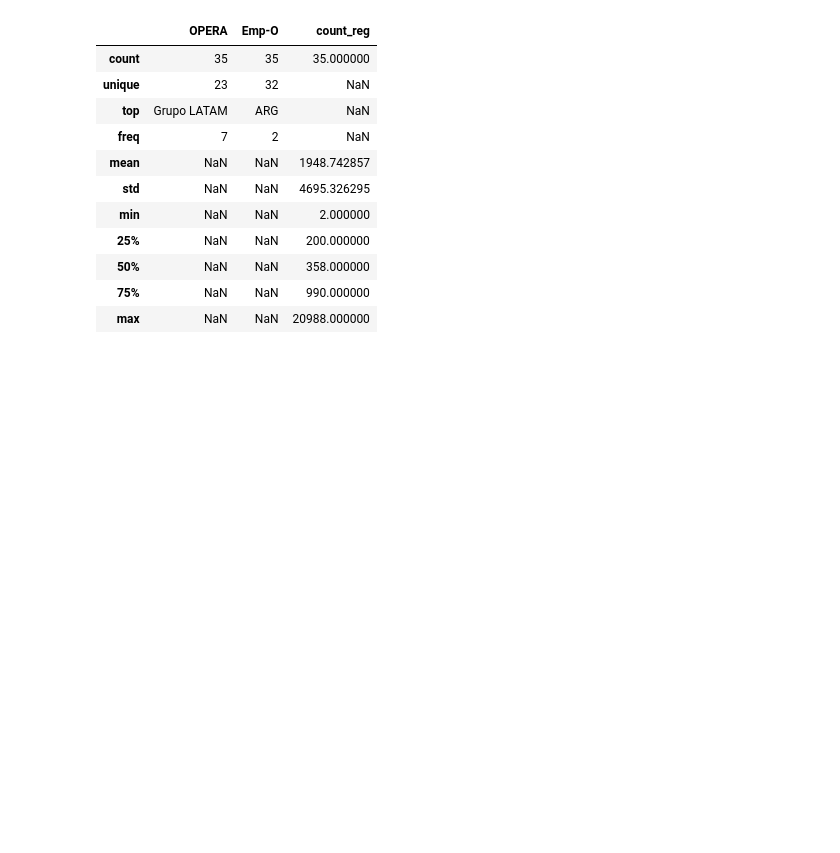
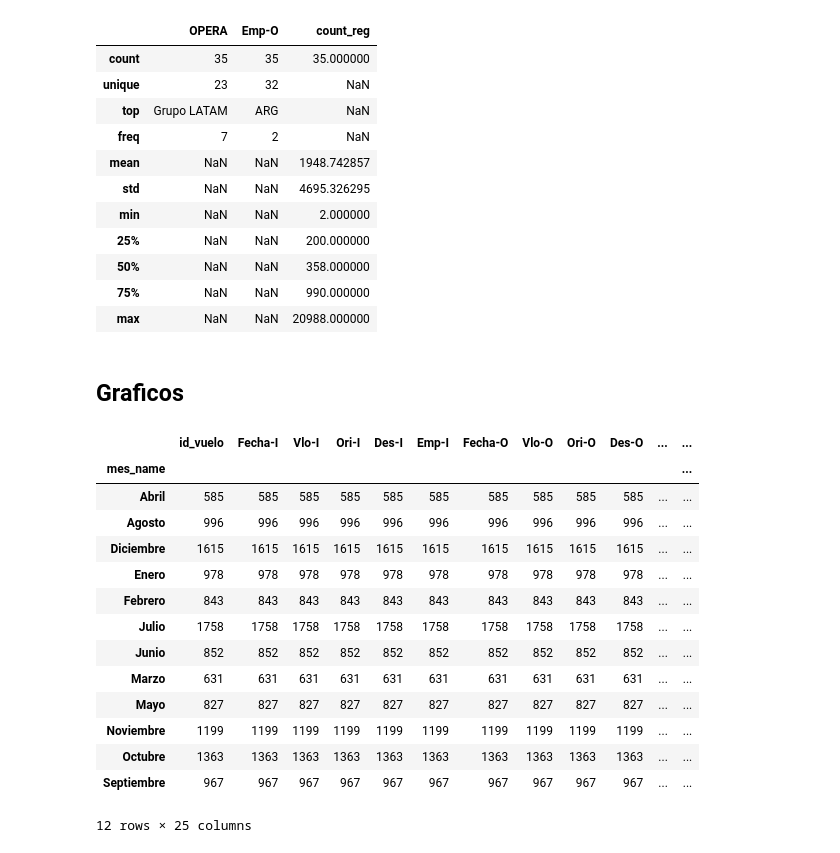
Before and after one commit to rolftb/Challenge-Data-Scientist-Rolf-Traeger, a Jupyter notebook: Transformacion.ipynb, the cells around one changed output. Cells and saved outputs as stored; diff of their text form; code cells hidden in the pictures; blank space fills up the shorter version.

Commit message:
Incorporacion de Graficos

```diff
--- a/Transformacion.ipynb
+++ b/Transformacion.ipynb
@@ -493,3 +493,23 @@ Distribución cantidad de vuelos por Aerolinea
 | 50% | NaN | NaN | 358.000000 |
 | 75% | NaN | NaN | 990.000000 |
 | max | NaN | NaN | 20988.000000 |
+# %% [markdown]
+## Graficos
+# %%
+df_total[df_total.delay_15 != 0].groupby("mes_name").count()
+# %% [output]
+|  | id_vuelo | Fecha-I | Vlo-I | Ori-I | Des-I | Emp-I | Fecha-O | Vlo-O | Ori-O | Des-O | ... | ... |
+| mes_name |  |  |  |  |  |  |  |  |  |  |  | ... |
+| Abril | 585 | 585 | 585 | 585 | 585 | 585 | 585 | 585 | 585 | 585 | ... | ... |
+| Agosto | 996 | 996 | 996 | 996 | 996 | 996 | 996 | 996 | 996 | 996 | ... | ... |
+| Diciembre | 1615 | 1615 | 1615 | 1615 | 1615 | 1615 | 1615 | 1615 | 1615 | 1615 | ... | ... |
+| Enero | 978 | 978 | 978 | 978 | 978 | 978 | 978 | 978 | 978 | 978 | ... | ... |
+| Febrero | 843 | 843 | 843 | 843 | 843 | 843 | 843 | 843 | 843 | 843 | ... | ... |
+| Julio | 1758 | 1758 | 1758 | 1758 | 1758 | 1758 | 1758 | 1758 | 1758 | 1758 | ... | ... |
+| Junio | 852 | 852 | 852 | 852 | 852 | 852 | 852 | 852 | 852 | 852 | ... | ... |
+| Marzo | 631 | 631 | 631 | 631 | 631 | 631 | 631 | 631 | 631 | 631 | ... | ... |
+| Mayo | 827 | 827 | 827 | 827 | 827 | 827 | 827 | 827 | 827 | 827 | ... | ... |
+| Noviembre | 1199 | 1199 | 1199 | 1199 | 1199 | 1199 | 1199 | 1199 | 1199 | 1199 | ... | ... |
+| Octubre | 1363 | 1363 | 1363 | 1363 | 1363 | 1363 | 1363 | 1363 | 1363 | 1363 | ... | ... |
+| Septiembre | 967 | 967 | 967 | 967 | 967 | 967 | 967 | 967 | 967 | 967 | ... | ... |
+12 rows × 25 columns
```
Also changed, not shown: parts of 3 cells of this notebook.
